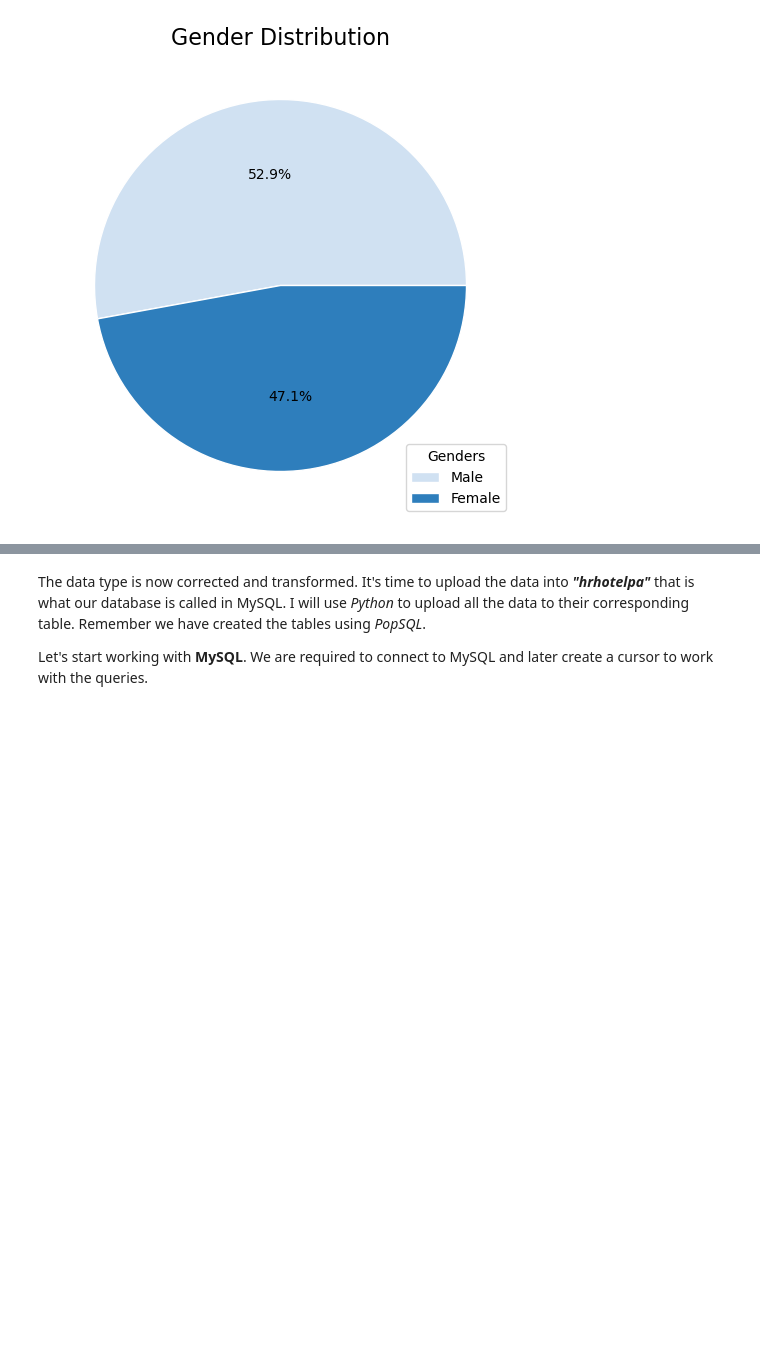
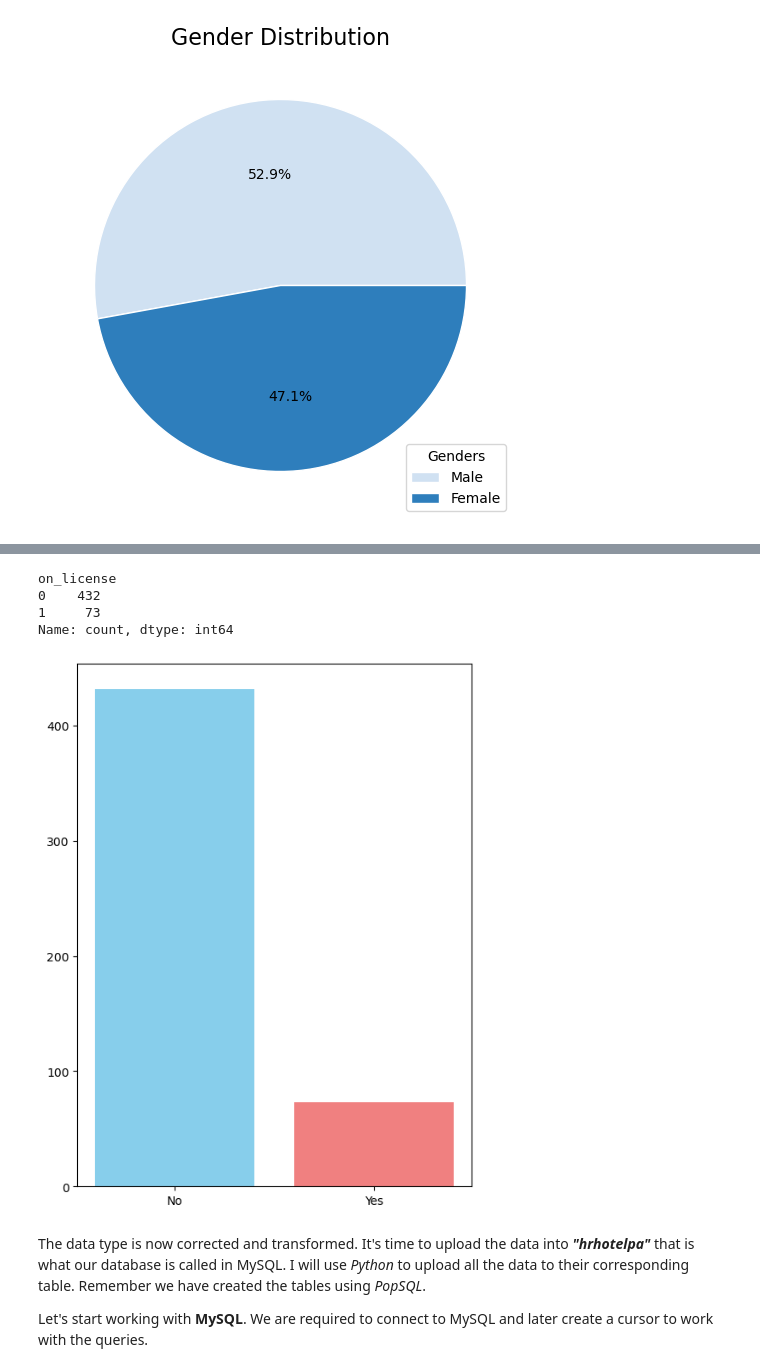
Before and after one commit to nachogalasso/da_python, a Jupyter notebook: hotel_hranalytics/hhanalysis.ipynb, the cells around one changed output, grey strips where cells are left out. Cells and saved outputs as stored; diff of their text form; code cells hidden in the pictures; blank space fills up the shorter version.

```diff
--- a/hotel_hranalytics/hhanalysis.ipynb
+++ b/hotel_hranalytics/hhanalysis.ipynb
@@ -279,3 +282,21 @@ Text(0.5, 1.0, 'Age Distribution')
+# %%
+on_license_count = df_rawemp['on_license'].value_counts()
+print(on_license_count)
+
+fig, ax = plt.subplots(figsize=(6, 8))
+
+labels = 'No', 'Yes'
+colors = 'skyblue', 'lightcoral'
+
+ax.bar(labels, on_license_count, color=colors)
+
+plt.show()
+# %% [output]
+on_license
+0    432
+1     73
+Name: count, dtype: int64
+[figure, added]
 # %% [markdown]
 <p>The data type is now corrected and transformed. It's time to upload the data into <b><i>"hrhotelpa"</i></b> that is what our database is called  in MySQL. I will use <i>Python</i> to upload all the data to their corresponding table. Remember we have created the tables using <i>PopSQL</i>.</p>
 
```
Also changed, not shown: parts of 1 cell of this notebook.
